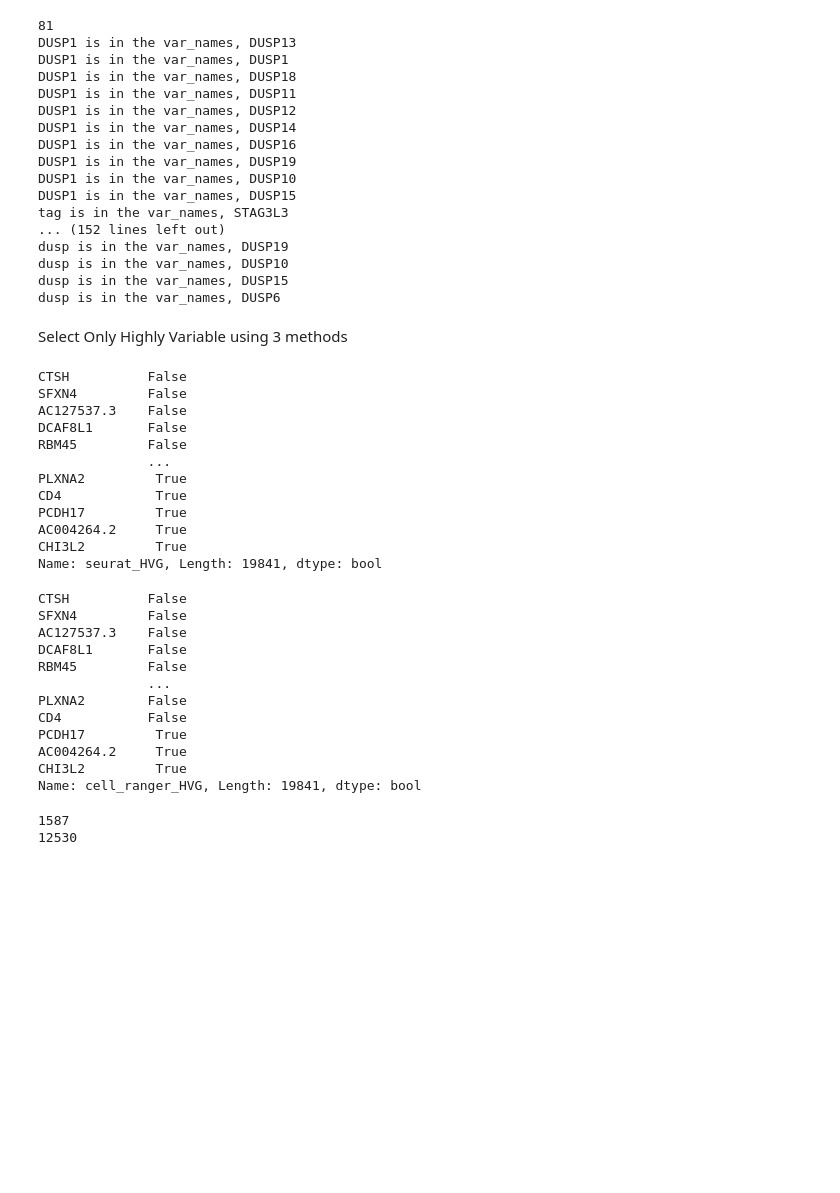
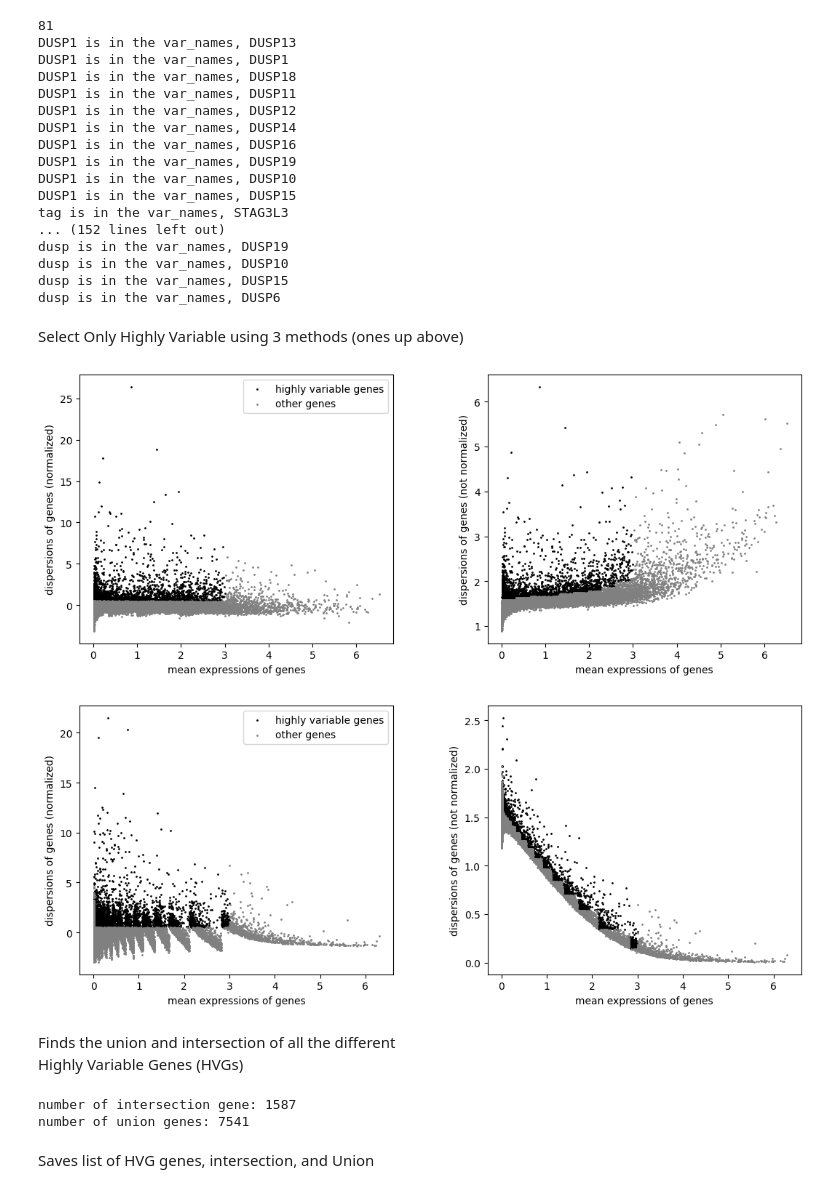
Before and after one commit to Formanj-0/UpDown_Project, a Jupyter notebook: Story/DatatypeDrivenApproach_LinAlg/Dex_PP_DE.ipynb, the cells around one changed output. Saved outputs shown, nothing was run; the diff lists cells and outputs as text; code cells hidden in the pictures; blank space fills up the shorter version.

```diff
--- a/Story/DatatypeDrivenApproach_LinAlg/Dex_PP_DE.ipynb
+++ b/Story/DatatypeDrivenApproach_LinAlg/Dex_PP_DE.ipynb
@@ -163,47 +167,33 @@ dusp is in the var_names, DUSP10
 dusp is in the var_names, DUSP15
 dusp is in the var_names, DUSP6
 # %% [markdown]
-Select Only Highly Variable using 3 methods
+Select Only Highly Variable using 3 methods (ones up above)
 # %%
 sc.pp.highly_variable_genes(adata, layer='counts', flavor='seurat')
 adata.var['seurat_HVG'] = adata.var['highly_variable']
-print(adata.var['seurat_HVG'])
+# print(adata.var['seurat_HVG'])
+sc.pl.highly_variable_genes(adata)
 # %% [output]
-CTSH          False
-SFXN4         False
-AC127537.3    False
-DCAF8L1       False
-RBM45         False
-              ...
-PLXNA2         True
-CD4            True
-PCDH17         True
-AC004264.2     True
-CHI3L2         True
-Name: seurat_HVG, Length: 19841, dtype: bool
+[figure, added]
 # %%
 sc.pp.highly_variable_genes(adata, flavor='cell_ranger')
 adata.var['cell_ranger_HVG'] = adata.var['highly_variable']
-print(adata.var['cell_ranger_HVG'])
+# print(adata.var['cell_ranger_HVG'])
+sc.pl.highly_variable_genes(adata)
 # %% [output]
-CTSH          False
-SFXN4         False
-AC127537.3    False
-DCAF8L1       False
-RBM45         False
-              ...
-PLXNA2        False
-CD4           False
-PCDH17         True
-AC004264.2     True
-CHI3L2         True
-Name: cell_ranger_HVG, Length: 19841, dtype: bool
+[figure, added]
+# %% [markdown]
+Finds the union and intersection of all the different <br>
+Highly Variable Genes (HVGs) <br>
 # %%
-common_genes = list(set(adata.var_names[adata.var['cell_ranger_HVG']]) & set(adata.var_names[adata.var['seurat_HVG']]) & set(adata.var_names[adata.var['seurat_v3_HVG']]))
-print(len(common_genes))
+intersection_genes = list(set(adata.var_names[adata.var['cell_ranger_HVG']]) & set(adata.var_names[adata.var['seurat_HVG']]) & set(adata.var_names[adata.var['seurat_v3_HVG']]))
+print(f'number of intersection gene: {len(intersection_genes)}')
 
 union_genes = list(set(adata.var_names[adata.var['cell_ranger_HVG']])) + list(set(adata.var_names[adata.var['seurat_HVG']])) + list(set(adata.var_names[adata.var['seurat_v3_HVG']]))
-print(len(union_genes))
+union_genes = list(set(union_genes))
+print(f'number of union genes: {len(union_genes)}')
 # %% [output]
-1587
-12530
+number of intersection gene: 1587
+number of union genes: 7541
+# %% [markdown]
+Saves list of HVG genes, intersection, and Union
```
Also changed, not shown: parts of 32 cells of this notebook, 7 other files.
